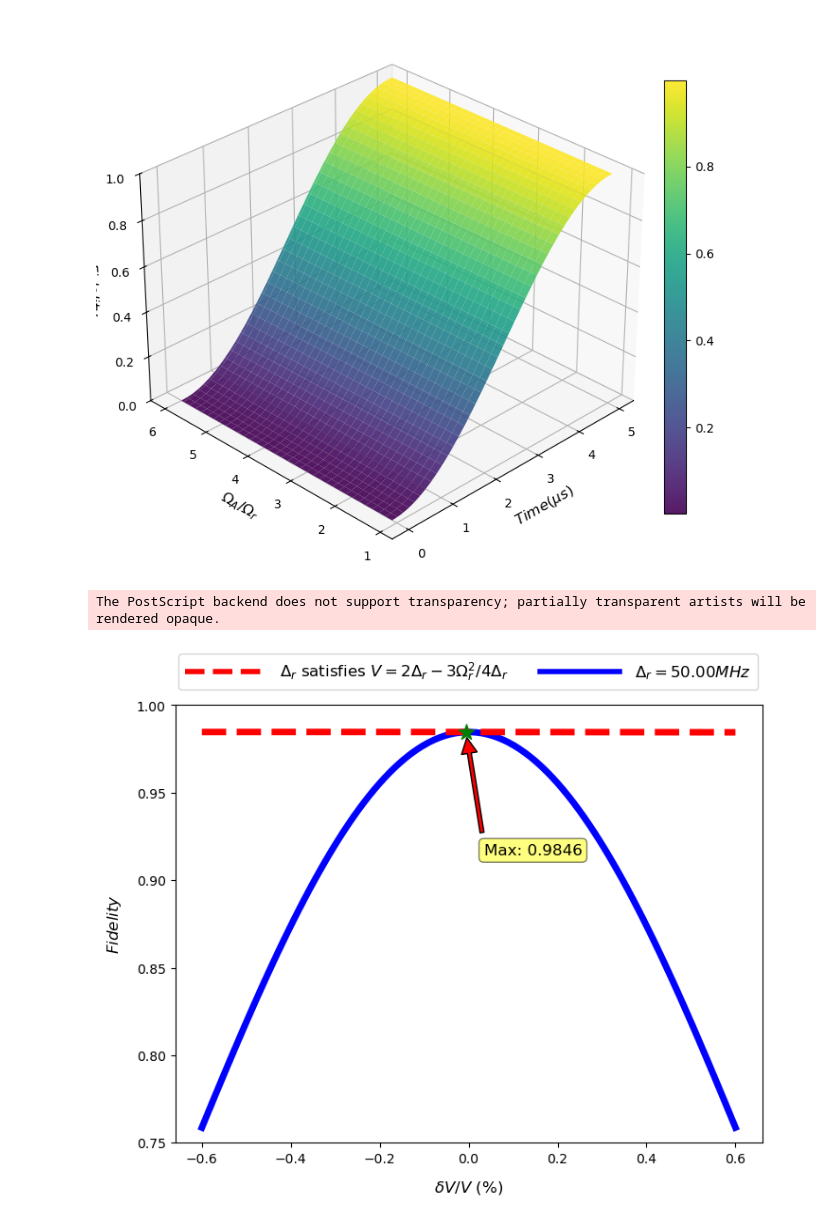
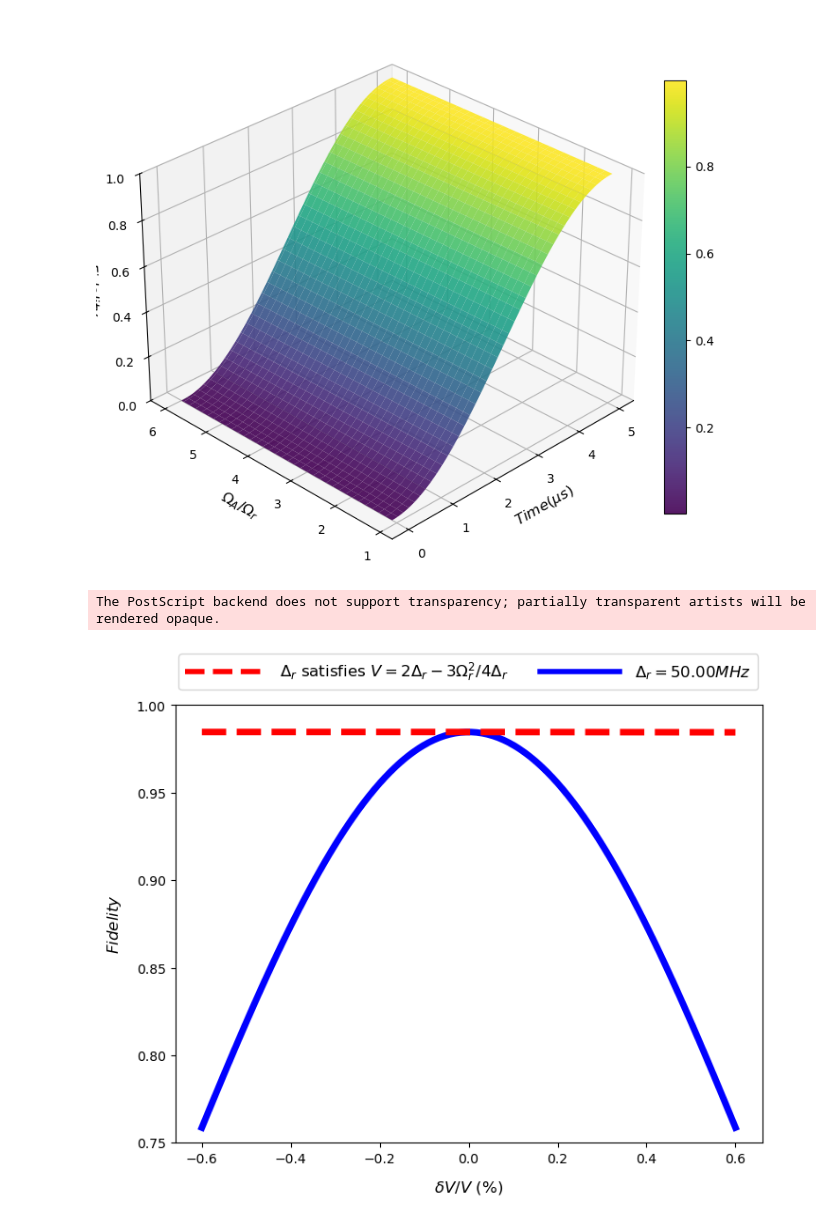
Before and after one commit to Leonardo-Liszt/My_Quantum_Projects, a Jupyter notebook: codes/Fidelity_test.ipynb, the cells around one changed output. Saved outputs shown, nothing was run; the diff lists cells and outputs as text; code cells hidden in the pictures.

```diff
--- a/codes/Fidelity_test.ipynb
+++ b/codes/Fidelity_test.ipynb
@@ -283,13 +283,21 @@ plt.show()
 
 # 输出每种初始态在门操作时间 t_g 时的保真度（有耗散）
 display(Math(r"\text{Fidelity at gate time } t_g \text{ (Effective):}"))
-
 for idx, (a, b, c, d) in enumerate(initial_states):
     psi0 = (a*ket(0,0) + b*ket(0,1) + c*ket(1,0) + d*ket(1,1)).unit()
     psi_ideal = ideal_cnot(psi0)
     result = mesolve(H_eff(g), psi0, t_list, c_ops)
     F = fidelity(psi_ideal, result.states[-1])
     display(Math(fr"({chr(97+idx)})\quad F(t_g) = {F:.6f}"))
+
+
+display(Math(r"\text{Fidelity at gate time } t_g \text{ (Full):}"))
+for idx, (a, b, c, d) in enumerate(initial_states):
+    psi0 = (a*ket(0,0) + b*ket(0,1) + c*ket(1,0) + d*ket(1,1)).unit()
+    psi_ideal = ideal_cnot(psi0)
+    result = mesolve(H_full(Omega_a, Omega_b, Delta_a), psi0, t_list, c_ops)
+    F = fidelity(psi_ideal, result.states[-1])
+    display(Math(fr"({chr(97+idx)})\quad F(t_g) = {F:.6f}"))
 # %% [output]
 The PostScript backend does not support transparency; partially transparent artists will be rendered opaque.
 [figure]
@@ -1019,13 +1031,13 @@ line2, = ax.plot(Eps_list*100, fidelity_with_adjusted_tg, color='red',lw=5, ls='
 
 
 # 标记最高点
-ax.scatter(Eps_list[np.argmax(fidelity_without_adjusted_tg)] * 100, fidelity_without_adjusted_tg[np.argmax(fidelity_without_adjusted_tg)], color='green', s=150, zorder=5, marker='*')
-ax.annotate(f'Max: {fidelity_without_adjusted_tg[np.argmax(fidelity_without_adjusted_tg)]:.4f}',
-            xy=(Eps_list[np.argmax(fidelity_without_adjusted_tg)] * 100, fidelity_without_adjusted_tg[np.argmax(fidelity_without_adjusted_tg)]),
-            xytext=(Eps_list[np.argmax(fidelity_without_adjusted_tg)] * 100+0.04, fidelity_without_adjusted_tg[np.argmax(fidelity_without_adjusted_tg)]-0.07),
-            arrowprops=dict(facecolor='red', shrink=0.05, width=3),
-            fontsize=12,
-            bbox=dict(boxstyle="round,pad=0.3", facecolor="yellow", alpha=0.5))
+# ax.scatter(Eps_list[np.argmax(fidelity_without_adjusted_tg)] * 100, fidelity_without_adjusted_tg[np.argmax(fidelity_without_adjusted_tg)], color='green', s=150, zorder=5, marker='*')
+# ax.annotate(f'Max: {fidelity_without_adjusted_tg[np.argmax(fidelity_without_adjusted_tg)]:.4f}',
+#             xy=(Eps_list[np.argmax(fidelity_without_adjusted_tg)] * 100, fidelity_without_adjusted_tg[np.argmax(fidelity_without_adjusted_tg)]),
+#             xytext=(Eps_list[np.argmax(fidelity_without_adjusted_tg)] * 100+0.04, fidelity_without_adjusted_tg[np.argmax(fidelity_without_adjusted_tg)]-0.07),
+#             arrowprops=dict(facecolor='red', shrink=0.05, width=3),
+#             fontsize=12,
+#             bbox=dict(boxstyle="round,pad=0.3", facecolor="yellow", alpha=0.5))
 
 # 只在图例中显示最高点信息
 # 绘制曲线（注意：line1, 和 line2, 开头有逗号）
@@ -1037,31 +1049,31 @@ proxy_artists = [
 
 ]
 
 
 fig.legend(
     handles=proxy_artists,
     bbox_to_anchor=(0.012, -0.03, 1,1),  # 与图形等宽
     loc='upper center',          # 锚点位置
     mode='none',                   # 默认模式
     ncol=3,                      # 3列
     borderaxespad=0,           # 边框内边距
     columnspacing=2,           # 列间距
     handlelength=5.0,            # 图例句柄长度
     handletextpad=1,           # 句柄与文本间距
     fontsize=12,
 
 )
 
 
 ax.set_xlabel(r'$\delta V / V$ (%)',fontsize=12,labelpad=10)
 ax.set_ylabel('$Fidelity$',fontsize=12,labelpad=10)
 
 # ax.set_title('\n\n Fidelity with respect of $\delta V / V$ at $t_g$')  ##################
 ax.set_ylim(0.75, 1.0)
 # plt.tight_layout()
 plt.savefig('D:\\虚拟c盘\\Papers\\毕业\\5.eps')
 plt.savefig('D:\\虚拟c盘\\Papers\\毕业\\5.pdf')
 plt.show()
 # %% [output]
 The PostScript backend does not support transparency; partially transparent artists will be rendered opaque.
-[figure, old version]
+[figure, new version]
```
Also changed, not shown: parts of 3 cells of this notebook, 7 other files.
